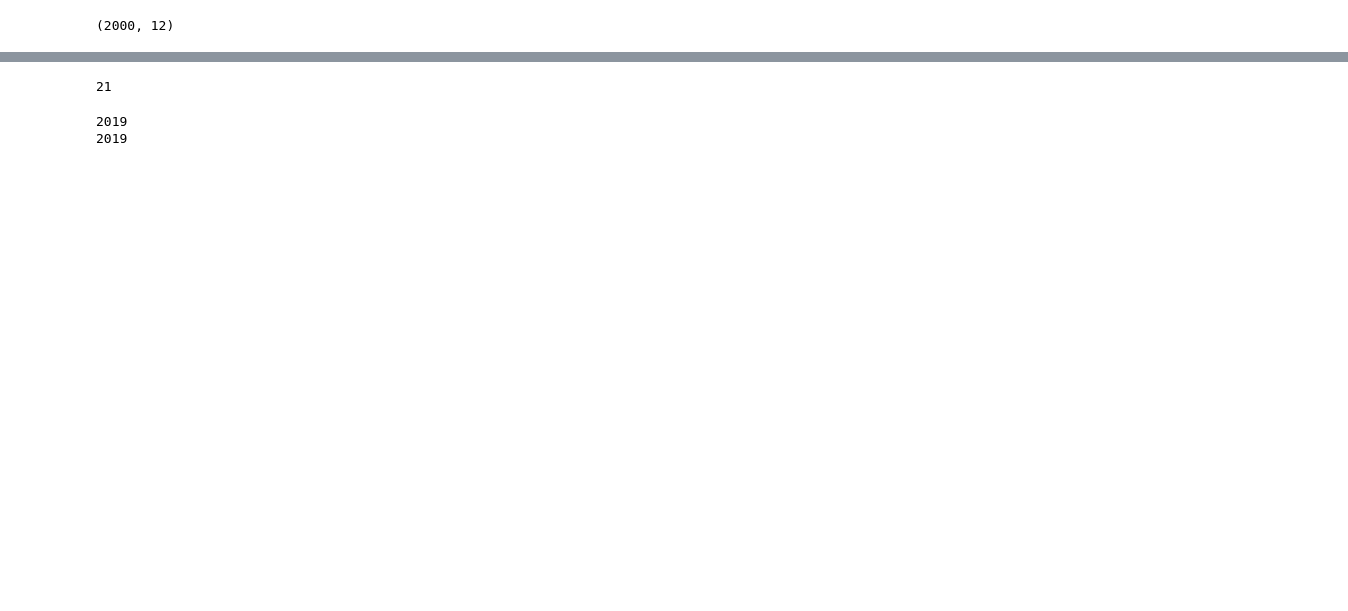
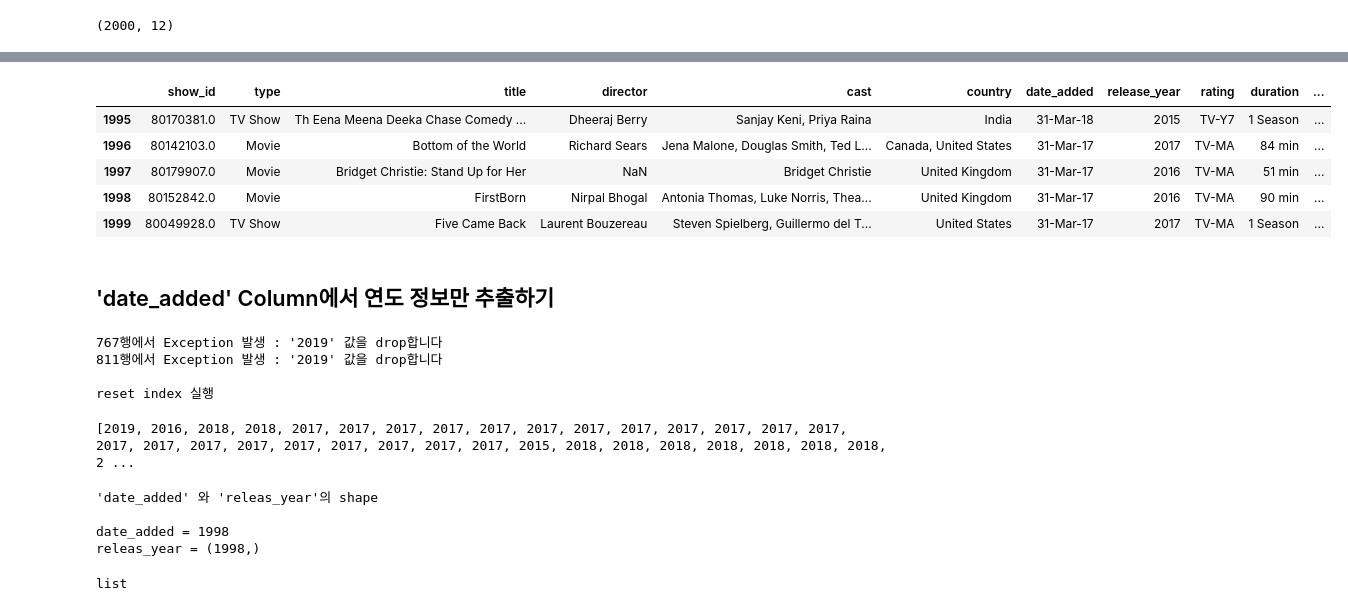
Before and after one commit to KxxHyoRim/Data-Mining, a Jupyter notebook: Netflix.ipynb, the cells around one changed output, grey strips where cells are left out. Saved outputs shown, nothing was run; the diff lists cells and outputs as text; code cells hidden in the pictures; blank space fills up the shorter version.

```diff
--- a/Netflix.ipynb
+++ b/Netflix.ipynb
@@ -89,5 +101,8 @@ Name: 1999, dtype: object
 # %%
-for i in range(2000, 5870):
+'''Null 값의 Row 제거'''
+
+end_idx = df.shape[0]
+for i in range(2000, end_idx):
   df = df.drop(i)
 # %%
 df.shape
@@ -114,17 +111,57 @@ year = (str(df['date_added'][:]).strip().split('-'))
-# %%
-len(year)
-# %% [output]
-21
-# %%
-date_added = df['date_added'][:].values
-date_added
-
-year = []
-for y in date_added:
-  try:
-    year.append(str(y).split('-')[2])
-  except:     #예외값 처리
-    print(y)
-# %% [output]
-2019
-2019
+# %%
+df.tail()   # 마지막 값들에 null 없음
+# %% [output]
+|  | show_id | type | title | director | cast | country | date_added | release_year | rating | duration | ... |
+| 1995 | 80170381.0 | TV Show | Th Eena Meena Deeka Chase Comedy ... | Dheeraj Berry | Sanjay Keni, Priya Raina | India | 31-Mar-18 | 2015 | TV-Y7 | 1 Season | ... |
+| 1996 | 80142103.0 | Movie | Bottom of the World | Richard Sears | Jena Malone, Douglas Smith, Ted L... | Canada, United States | 31-Mar-17 | 2017 | TV-MA | 84 min | ... |
+| 1997 | 80179907.0 | Movie | Bridget Christie: Stand Up for Her | NaN | Bridget Christie | United Kingdom | 31-Mar-17 | 2016 | TV-MA | 51 min | ... |
+| 1998 | 80152842.0 | Movie | FirstBorn | Nirpal Bhogal | Antonia Thomas, Luke Norris, Thea... | United Kingdom | 31-Mar-17 | 2016 | TV-MA | 90 min | ... |
+| 1999 | 80049928.0 | TV Show | Five Came Back | Laurent Bouzereau | Steven Spielberg, Guillermo del T... | United States | 31-Mar-17 | 2017 | TV-MA | 1 Season | ... |
+# %% [markdown]
+## 'date_added' Column에서 연도 정보만 추출하기
+# %%
+# date_added 는 csv의 'date_added' 값만 가진 새로운 pandas dataframe
+date_added = df['date_added'][:].values
+
+date_added_year = []
+idx = 0
+for y in date_added:
+
+   #연도 정보 ex. 19 를 가져와서 2000을 더한 뒤 저장
+  try:
+    date_added_year.append(int(str(y).split('-')[2]) + 2000)
+
+  #예외값 처리 -> drop
+  except:
+    print(str(idx) + "행에서 Exception 발생 : '" + y + "' 값을 drop합니다")
+    df = df.drop(idx)
+    date_added = np.delete(date_added, idx)
+
+  idx += 1
+
+print("\nreset index 실행")
+df = df.reset_index()  #실행 전 : drop된 row 전체가 index가 유지된 상태로 null로 남아있음
+# %% [output]
+767행에서 Exception 발생 : '2019' 값을 drop합니다
+811행에서 Exception 발생 : '2019' 값을 drop합니다
+
+reset index 실행
+# %%
+#연도 정보만 추출이 된 것을 확인할 수 있다.
+print(date_added_year)
+# %% [output]
+[2019, 2016, 2018, 2018, 2017, 2017, 2017, 2017, 2017, 2017, 2017, 2017, 2017, 2017, 2017, 2017, 2017, 2017, 2017, 2017, 2017, 2017, 2017, 2017, 2017, 2015, 2018, 2018, 2018, 2018, 2018, 2018, 2018, 2 ...
+# %%
+print("'date_added' 와 'releas_year'의 shape\n")
+
+print("date_added = " + str(len(date_added_year)))
+print( "releas_year = " + str(df['release_year'].shape))
+# %% [output]
+'date_added' 와 'releas_year'의 shape
+
+date_added = 1998
+releas_year = (1998,)
+# %%
+type(date_added_year)
+# %% [output]
+list
```
Also changed, not shown: parts of 19 cells of this notebook.
